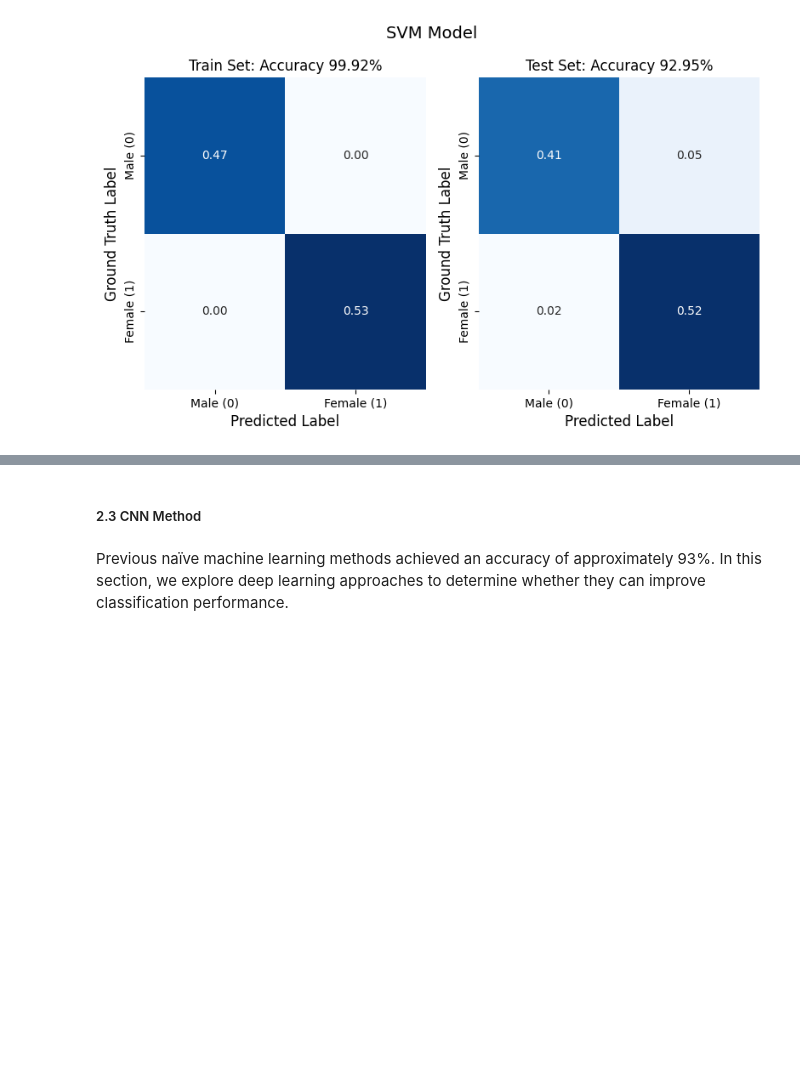
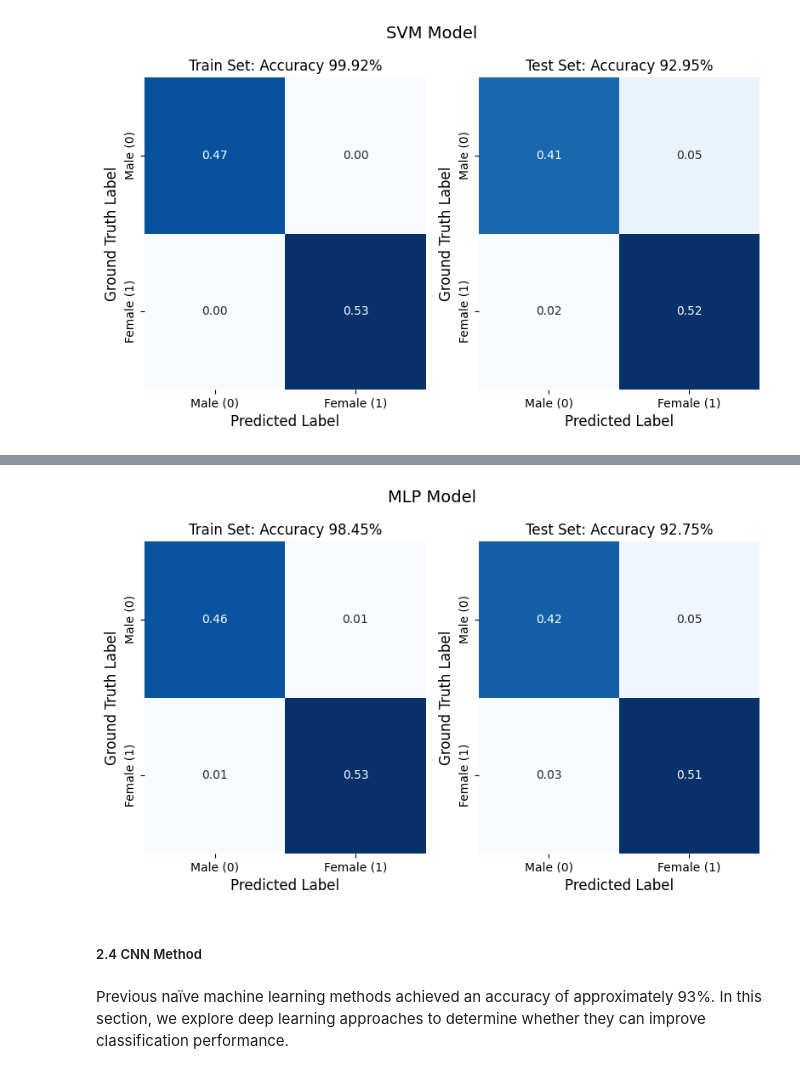
Before and after one commit to Morris88826/gender_speaker, a Jupyter notebook: task1.ipynb, the cells around one changed output, grey strips where cells are left out. Cells and saved outputs as stored; diff of their text form; code cells hidden in the pictures; blank space fills up the shorter version.

```diff
--- a/task1.ipynb
+++ b/task1.ipynb
@@ -597,5 +734,10 @@ plot_confusion_matrix(svm_train_cms, svm_test_cms, "SVM Model")
+# %%
+mlp_train_cms, mlp_test_cms = evaluate(mlp_result)
+plot_confusion_matrix(mlp_train_cms, mlp_test_cms, "MLP Model")
+# %% [output]
+[figure, added]
 # %% [markdown]
-##### 2.3 CNN Method
+##### 2.4 CNN Method
 # %% [markdown]
 Previous naïve machine learning methods achieved an accuracy of approximately 93%. In this section, we explore deep learning approaches to determine whether they can improve classification performance.
 # %%
```
Also changed, not shown: parts of 7 cells of this notebook, 5 other files.
